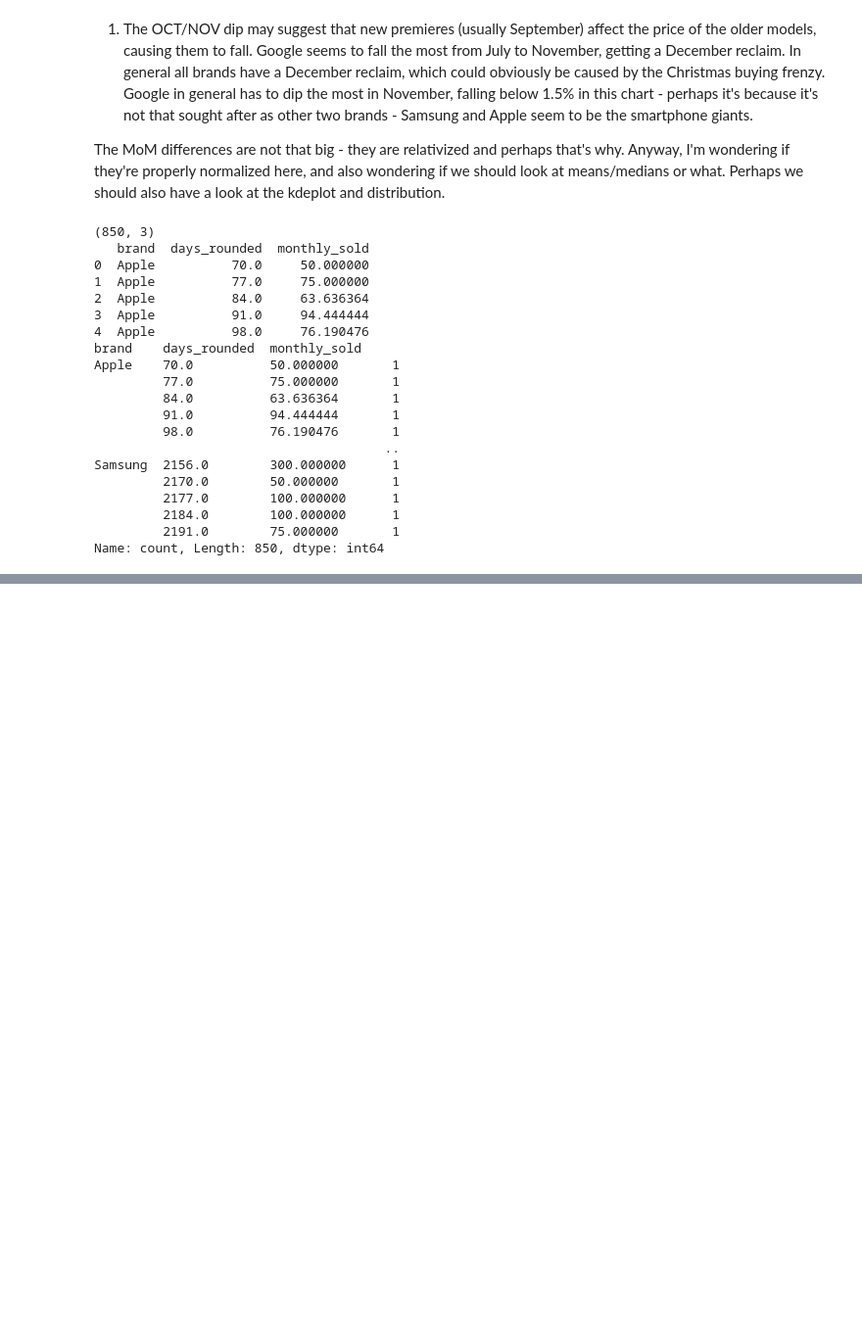
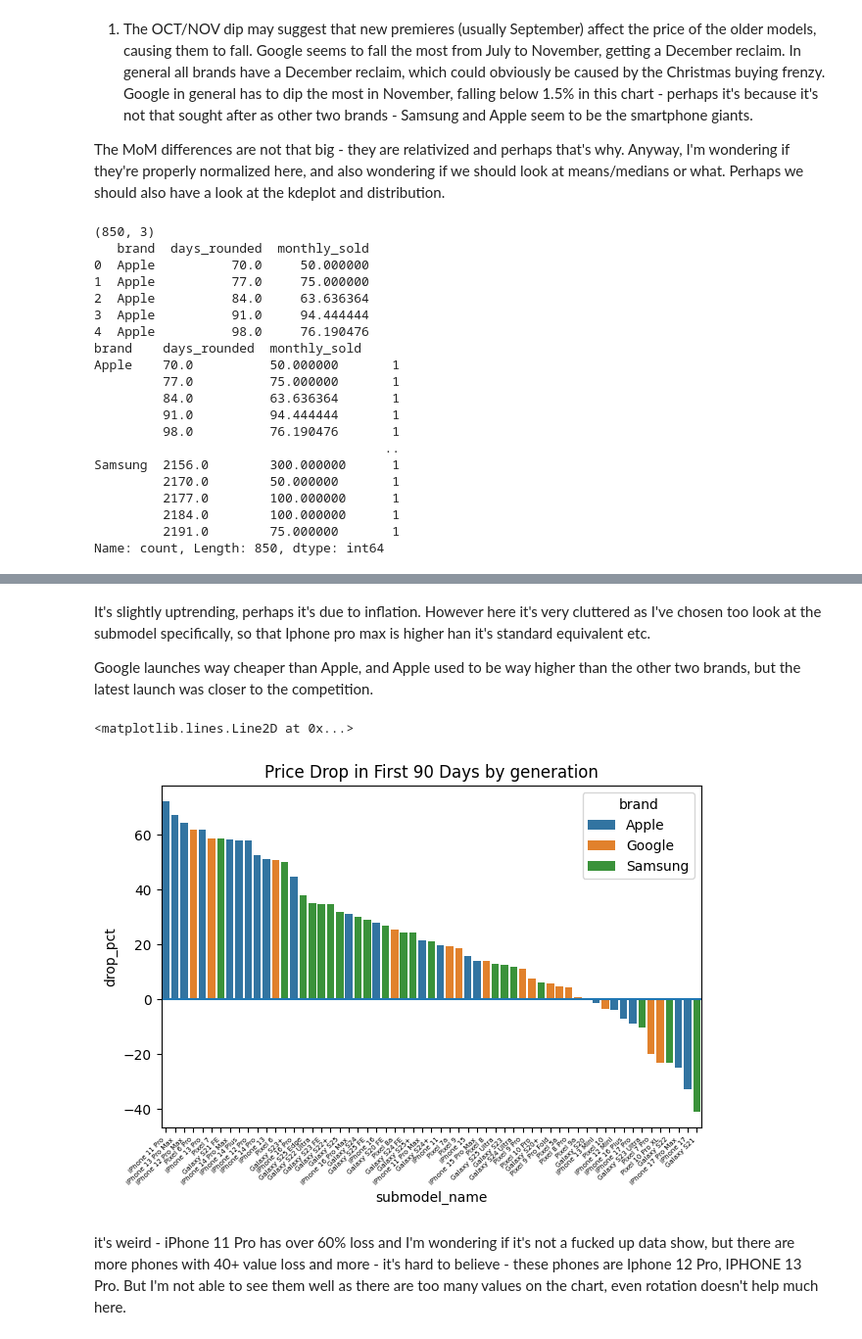
Before and after one commit to ady7ady7/python_agentic_learning, a Jupyter notebook: project1_phones_sales_analytics/notebooks/03_analysis.ipynb, the cells around one changed output, grey strips where cells are left out. Shown at 98% size. Saved outputs shown, nothing was run; the diff lists cells and outputs as text; code cells hidden in the pictures; blank space fills up the shorter version.

```diff
--- a/project1_phones_sales_analytics/notebooks/03_analysis.ipynb
+++ b/project1_phones_sales_analytics/notebooks/03_analysis.ipynb
@@ -488,0 +538,54 @@ Name: count, Length: 850, dtype: int64
+# %% [markdown]
+It's slightly uptrending, perhaps it's due to inflation.
+However here it's very cluttered as I've chosen too look at the submodel specifically, so that Iphone pro max is higher han it's standard equivalent etc.
+
+Google launches way cheaper than Apple, and Apple used to be way higher than the other two brands, but the latest launch was closer to the competition.
+# %%
+'''Task 2 — Price decay velocity: first 90 days [4 pts]
+
+This measures how fast each generation loses value right after launch.
+
+1. Filter `df` to `days_since_launch <= 90` → call it `early_df`
+2. For each `model`, compute:
+   - `first_price` — first NEW price in the window
+   - `last_price` — last NEW price in the window
+   - `drop_pct` — `(last_price - first_price) / first_price * 100` (negative = price fell)
+   - `brand` — use 'first'
+   Use named aggregations in a single `groupby('model').agg(...)` call.
+3. Sort by `drop_pct` ascending (biggest drops first)
+4. Plot: Seaborn barplot, x = `model`, y = `drop_pct`, hue = `brand`
+   - Order by `drop_pct` ascending
+   - Add hline at y=0
+   - Rotate x labels
+   - Title: "Price Drop in First 90 Days by Generation"
+5. Markdown cell: which brand/generation loses value fastest? Any that hold value
+   surprisingly well? What might explain the difference?'''
+
+
+early_df = df[df['days_since_launch'] <= 90]
+early_df = early_df.groupby('submodel_name').agg(
+    first_price = ('NEW', 'first'),
+    last_price = ('NEW', 'last'),
+    brand = ('brand', 'first')
+).reset_index()
+early_df['drop_pct'] = (early_df['first_price'] - early_df['last_price']) / early_df['first_price'] * 100
+early_df.head()
+
+early_df = early_df.sort_values(by = 'drop_pct', ascending = False)
+early_df.head()
+
+early_barplot = sns.barplot(
+    early_df,
+    x = 'submodel_name',
+    y = 'drop_pct',
+    hue = 'brand'
+
+                            ).set(title = 'Price Drop in First 90 Days by generation')
+plt.xticks(rotation = 45, fontsize = 5, ha = 'right')
+plt.tight_layout()
+plt.axhline(y = 0)
+# %% [output]
+<matplotlib.lines.Line2D at 0x...>
+[figure, added]
+# %% [markdown]
+it's weird - iPhone 11 Pro has over 60% loss and I'm wondering if it's not a fucked up data show, but there are more phones with 40+ value loss and more - it's hard to believe - these phones are Iphone 12 Pro, IPHONE 13 Pro. But I'm not able to see them well as there are too many values on the chart, even rotation doesn't help much here.
```
Also changed, not shown: parts of 2 cells of this notebook, 1 other file.
